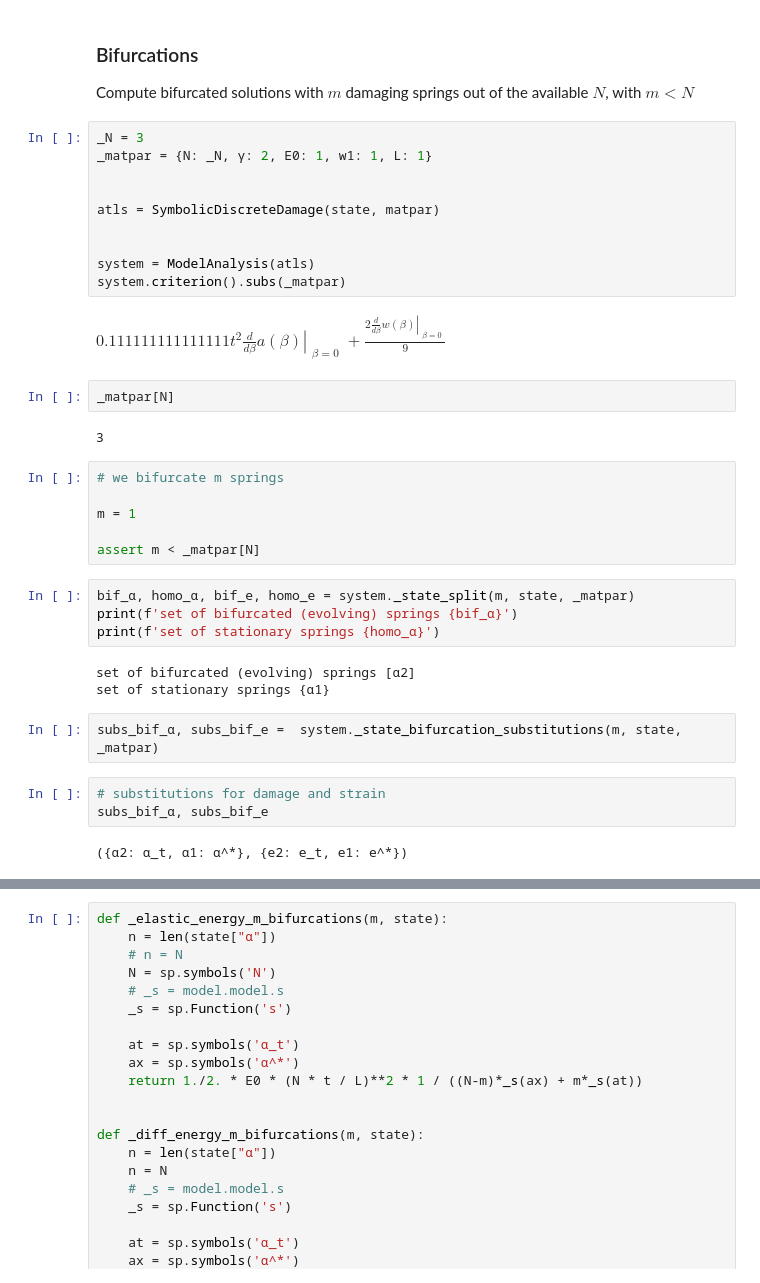
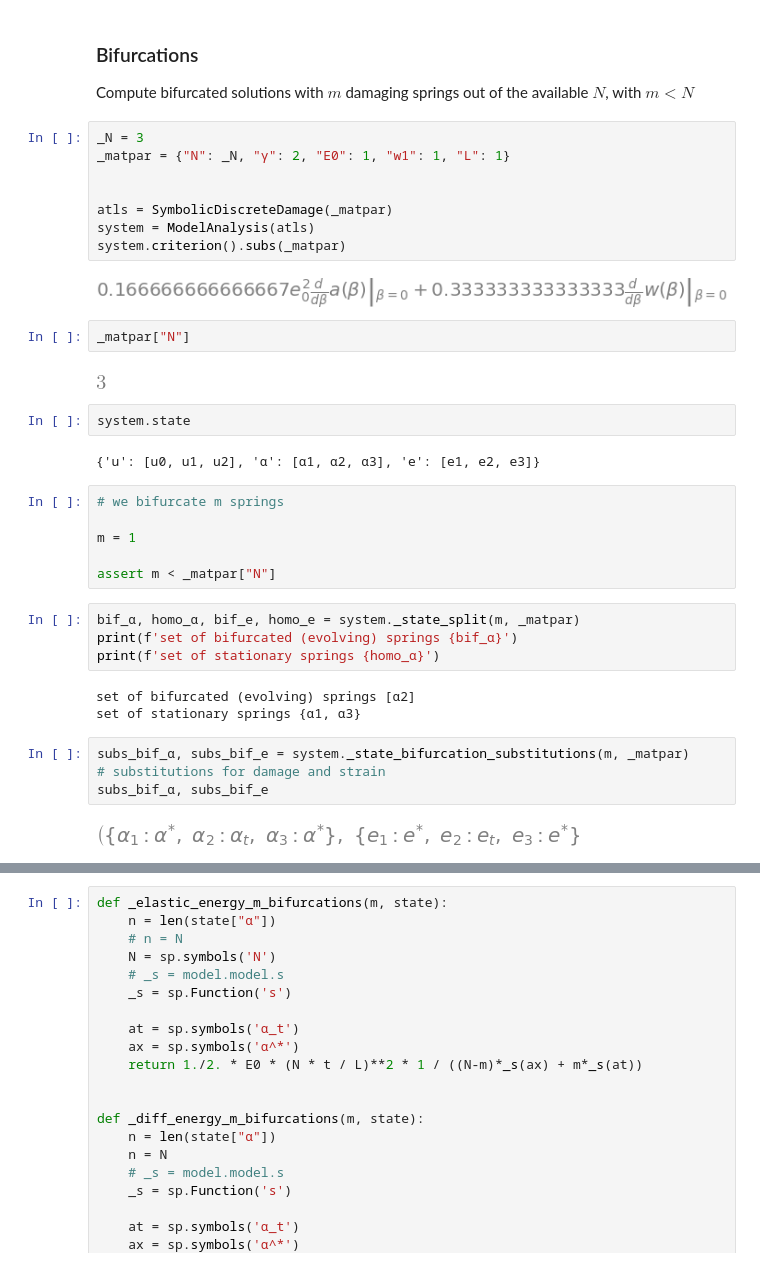
Before and after one commit to kumiori/indiscrete, a Jupyter notebook: playground/discrete-bar-symbolic.ipynb, the cells around one changed output, grey strips where cells are left out. Drawn from its saved outputs; the diff is of its cells as text.

```diff
--- a/playground/discrete-bar-symbolic.ipynb
+++ b/playground/discrete-bar-symbolic.ipynb
@@ -652,40 +681,41 @@ Text(0.5, 0, 't')
 Compute bifurcated solutions with $m$ damaging springs out of the available $N$, with $m<N$
 # %%
 _N = 3
-_matpar = {N: _N, γ: 2, E0: 1, w1: 1, L: 1}
+_matpar = {"N": _N, "γ": 2, "E0": 1, "w1": 1, "L": 1}
 
 
-atls = SymbolicDiscreteDamage(state, matpar)
-
-
+atls = SymbolicDiscreteDamage(_matpar)
 system = ModelAnalysis(atls)
 system.criterion().subs(_matpar)
 # %% [output]
-$\displaystyle 0.111111111111111 t^{2} \left. \frac{d}{d β} a{\left(β \right)} \right|_{\substack{ β=0 }} + \frac{2 \left. \frac{d}{d β} w{\left(β \right)} \right|_{\substack{ β=0 }}}{9}$
+[figure, added]
 # %%
-_matpar[N]
+_matpar["N"]
 # %% [output]
-3
+[figure, added]
+# %%
+system.state
+# %% [output]
+{'u': [u0, u1, u2], 'α': [α1, α2, α3], 'e': [e1, e2, e3]}
 # %%
 # we bifurcate m springs
 
 m = 1
 
-assert m < _matpar[N]
+assert m < _matpar["N"]
 # %%
-bif_α, homo_α, bif_e, homo_e = system._state_split(m, state, _matpar)
+bif_α, homo_α, bif_e, homo_e = system._state_split(m, _matpar)
 print(f'set of bifurcated (evolving) springs {bif_α}')
 print(f'set of stationary springs {homo_α}')
 # %% [output]
 set of bifurcated (evolving) springs [α2]
-set of stationary springs {α1}
+set of stationary springs {α1, α3}
 # %%
-subs_bif_α, subs_bif_e =  system._state_bifurcation_substitutions(m, state, _matpar)
+subs_bif_α, subs_bif_e = system._state_bifurcation_substitutions(m, _matpar)
+# substitutions for damage and strain
+subs_bif_α, subs_bif_e
+# %% [output]
+[figure, added]
-# %%
-# substitutions for damage and strain
-subs_bif_α, subs_bif_e
-# %% [output]
-({α2: α_t, α1: α^*}, {e2: e_t, e1: e^*})
 # %%
 system._elastic_energy_fc_alpha()
 # %% [output]
```
Also changed, not shown: parts of 13 cells of this notebook.
